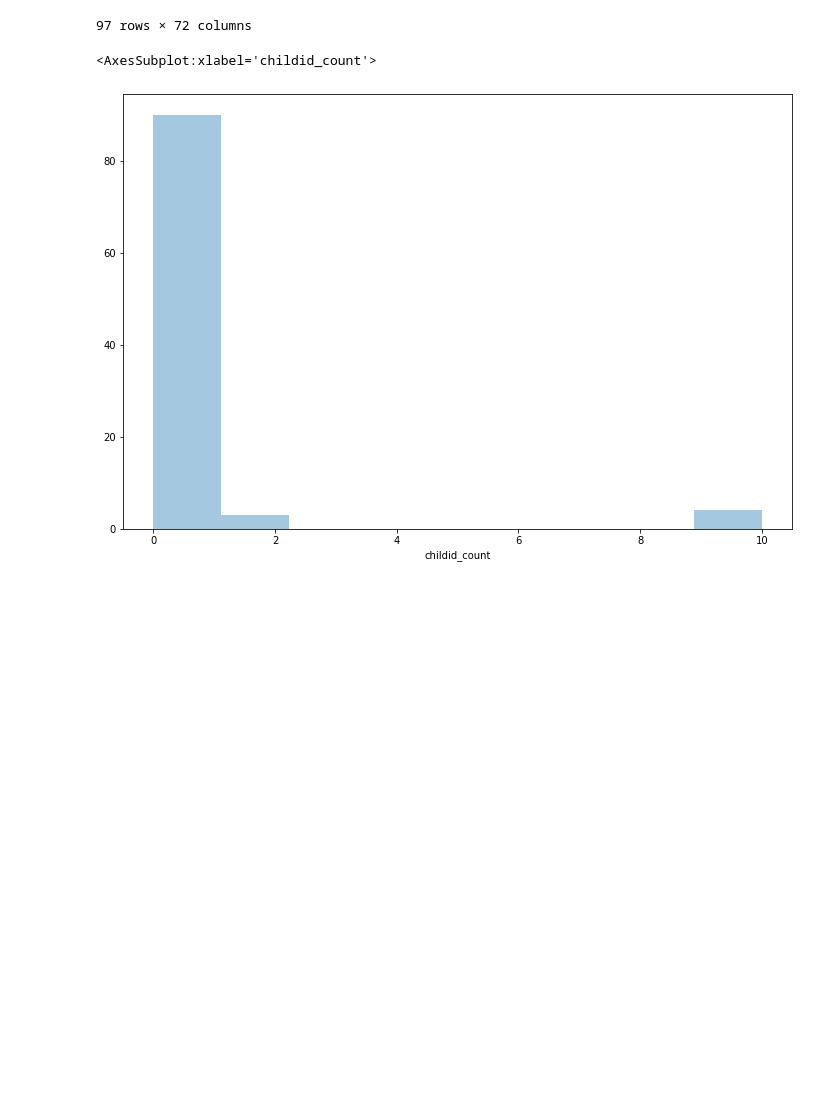
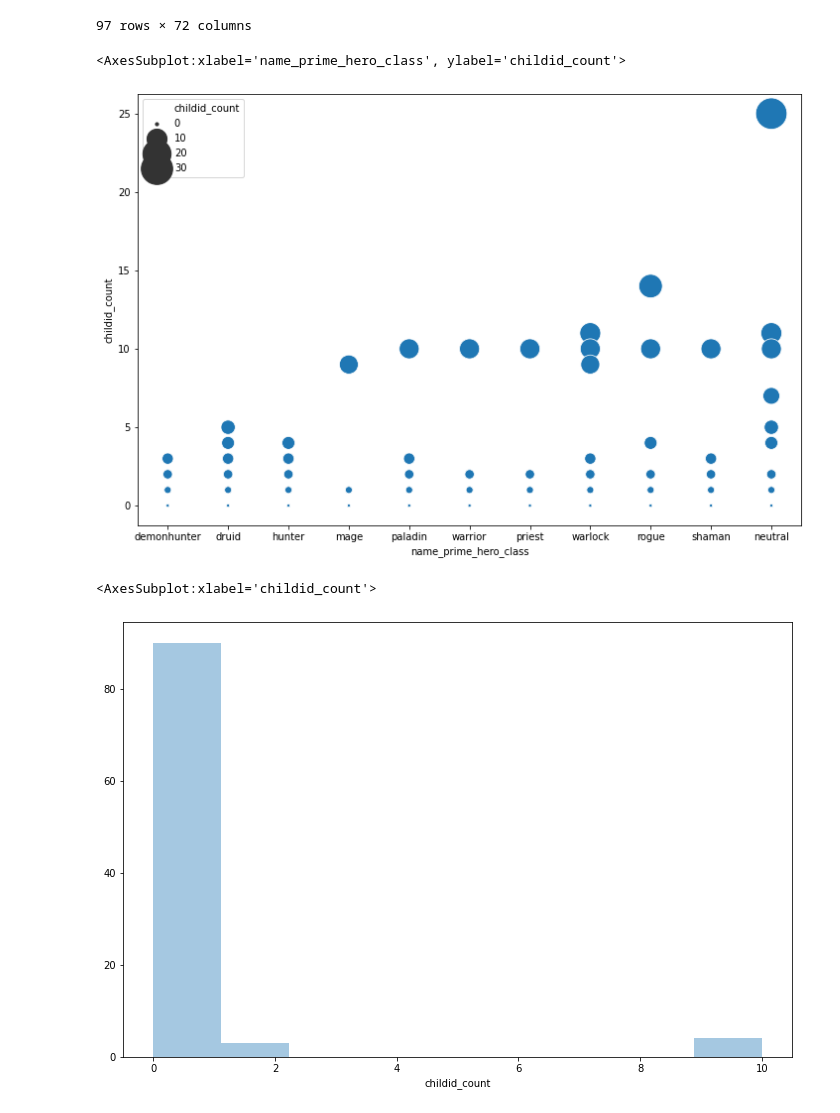
Before and after one commit to SamuelD-Data/hearthstone_project, a Jupyter notebook: hearthstone_project_notebook.ipynb, the cells around one changed output. Cells and saved outputs as stored; diff of their text form; code cells hidden in the pictures; blank space fills up the shorter version.

Commit message:
added bubble plot for childid_counts

```diff
--- a/hearthstone_project_notebook.ipynb
+++ b/hearthstone_project_notebook.ipynb
@@ -1462,6 +1462,11 @@ warrior_cards
 | 1334 | 5 | cutting class | 2 | draw 2 cards. costs (1) less per ... | 0 | no_childid | 0 | inf | inf | ... |
 | 1335 | 5 | doctor krastinov | 2 | <b>rush</b> whenever this attacks... | 0 | no_childid | 0 | 4.0 | 4.0 | ... |
 97 rows × 72 columns
+# %%
+sns.scatterplot(data=df, x="name_prime_hero_class", y="childid_count", size='childid_count', sizes=(10, 1000))
+# %% [output]
+<AxesSubplot:xlabel='name_prime_hero_class', ylabel='childid_count'>
+[figure, added]
 # %%
 sns.distplot(warrior_cards["childid_count"], hist=True, kde=False )
 # %% [output]
```
Also changed, not shown: parts of 4 cells of this notebook.
